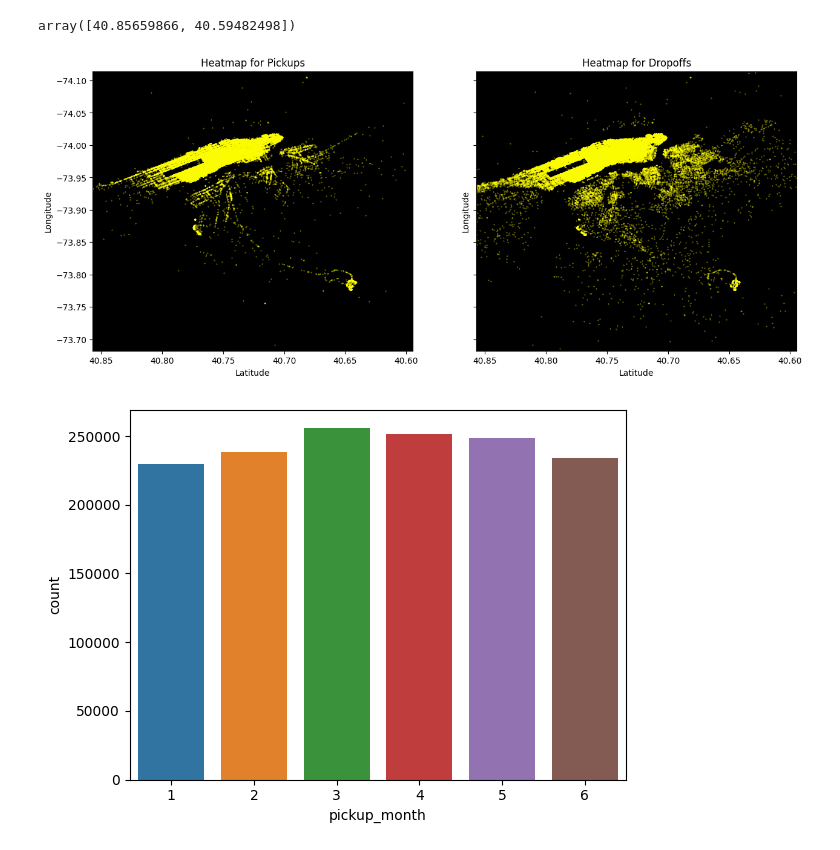
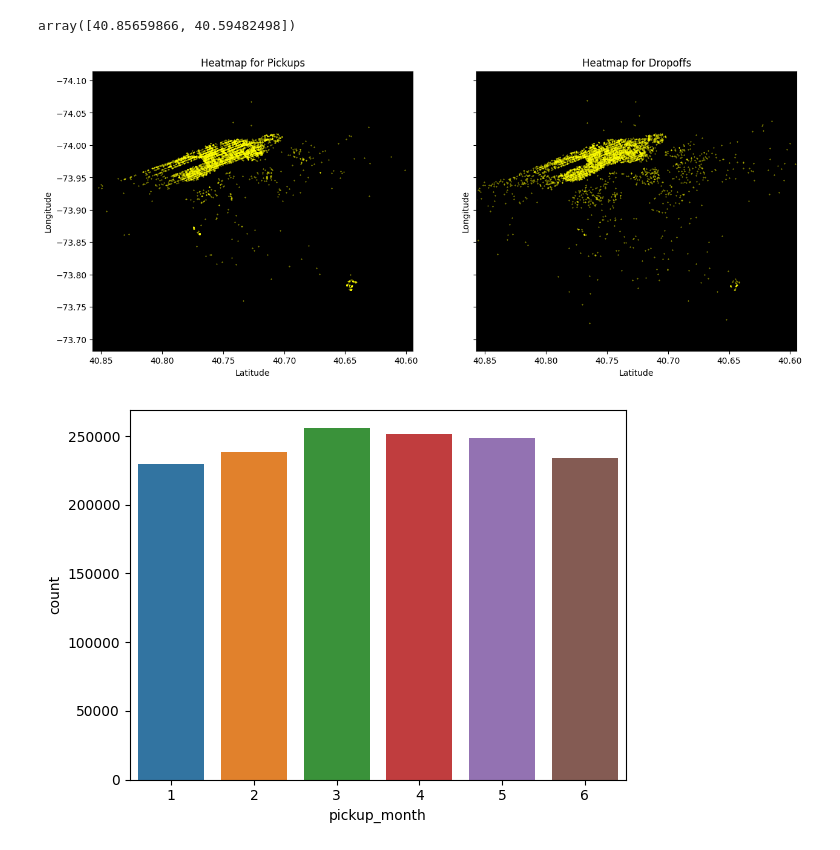
Before and after one commit to Himanshu-1703/kaggle-notebooks, a Jupyter notebook: rushing-through-nyc.ipynb, the cells around one changed output. Saved outputs shown, nothing was run; the diff lists cells and outputs as text; code cells hidden in the pictures.

```diff
--- a/rushing-through-nyc.ipynb
+++ b/rushing-through-nyc.ipynb
@@ -707,29 +782,31 @@ latitude_coord
 array([40.85659866, 40.59482498])
 # %%
 # heatmap of the pickups and dropoffs during the travel ban
+
+ban_df = ban_df.loc[ban_df['pickup_date'].isin([23,24])]
 
 fig,ax = plt.subplots(nrows=1,ncols=2,sharey=True,
                      figsize=(15,6))
 
 ax[0].set_facecolor('k')
-ax[0].scatter(ban_df['pickup_latitude'],ban_df['pickup_longitude'],s=0.07,color='yellow')
+ax[0].scatter(ban_df['pickup_latitude'],ban_df['pickup_longitude'],s=0.1,color='yellow')
 ax[0].set_ylim(longitude_coord)
 ax[0].set_xlim(latitude_coord)
 ax[0].set_title('Heatmap for Pickups')
 ax[0].set_xlabel('Latitude')
 ax[0].set_ylabel('Longitude')
 
 ax[1].set_facecolor('k')
-ax[1].scatter(ban_df['dropoff_latitude'],ban_df['dropoff_longitude'],s=0.07,color='yellow')
+ax[1].scatter(ban_df['dropoff_latitude'],ban_df['dropoff_longitude'],s=0.1,color='yellow')
 ax[1].set_ylim(longitude_coord)
 ax[1].set_xlim(latitude_coord)
 ax[1].set_title('Heatmap for Dropoffs')
 ax[1].set_xlabel('Latitude')
 ax[1].set_ylabel('Longitude')
 
 plt.show()
 # %% [output]
-[figure, old version]
+[figure, new version]
 # %%
 # count of total pickups each month
 
```
Also changed, not shown: parts of 5 cells of this notebook.
